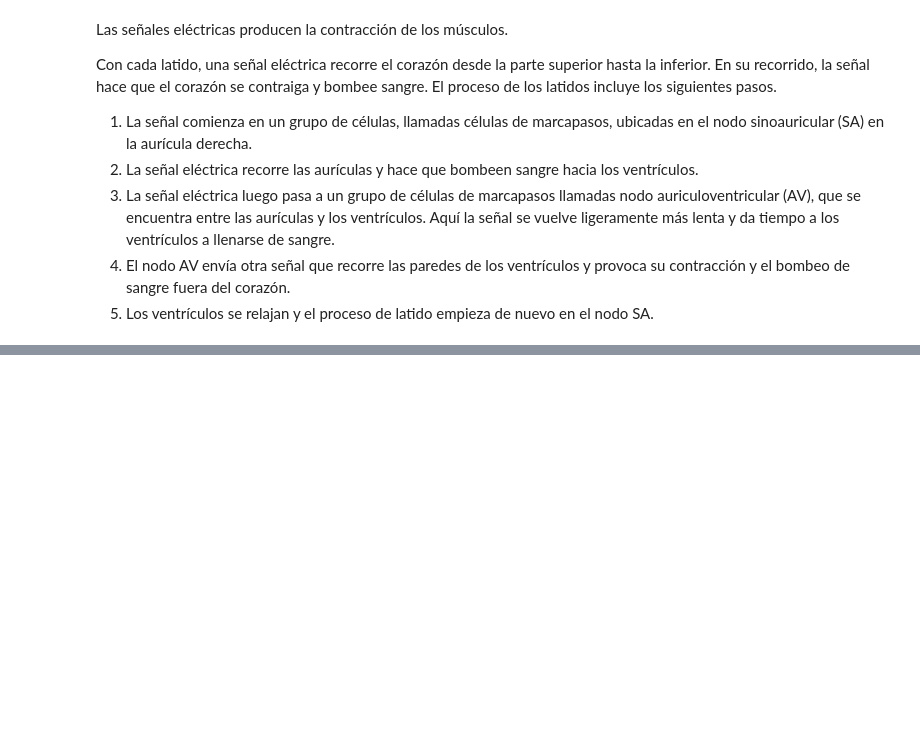
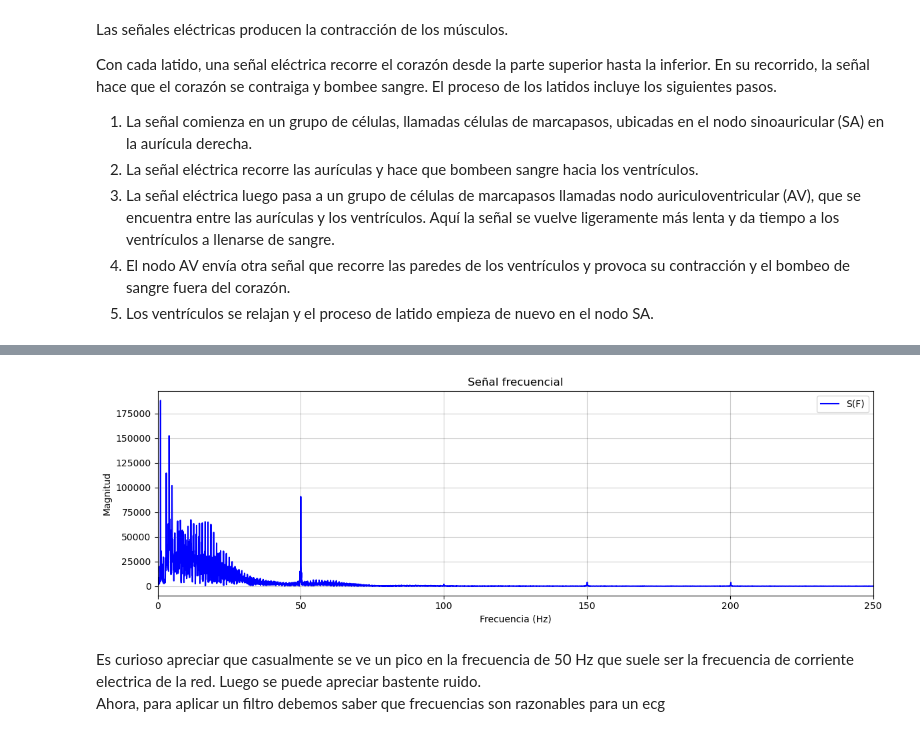
Before and after one commit to alex20022000/Procesamiento_de_seniales_ECG, a Jupyter notebook: ECG.ipynb, the cells around one changed output, grey strips where cells are left out. Saved outputs shown, nothing was run; the diff lists cells and outputs as text; code cells hidden in the pictures; blank space fills up the shorter version.

```diff
--- a/ECG.ipynb
+++ b/ECG.ipynb
@@ -57,0 +133,28 @@ Con cada latido, una señal eléctrica recorre el corazón desde la parte superi
+# %%
+# %matplotlib widget
+# Aplicar la transformada de Fourier
+X = np.fft.fft(ecg)
+
+# Obtener la magnitud del espectro de frecuencia
+mag_X = np.abs(X)
+
+
+freq = np.linspace(0, fs, len(ecg))
+#freq = np.fft.fftfreq(len(ecg), 1 / fs)
+
+# Graficar el espectro de frecuencia
+plt.figure(figsize=(12, 4))
+plt.title("Señal frecuencial")
+plt.plot(freq, abs(mag_X), color='blue', label='S(F)')
+plt.grid(color = "black", alpha = 0.2)
+plt.xlabel('Frecuencia (Hz)')
+plt.ylabel('Magnitud')
+plt.xlim(0, fs/4)
+plt.tight_layout()
+plt.legend()
+plt.show()
+# %% [output]
+[figure, added]
+# %% [markdown]
+Es curioso apreciar que casualmente se ve un pico en la frecuencia de 50 Hz que suele ser la frecuencia de corriente electrica de la red. Luego se puede apreciar bastente ruido.
+Ahora, para aplicar un filtro debemos saber que frecuencias son razonables para un ecg
```
Also changed, not shown: parts of 9 cells of this notebook.
